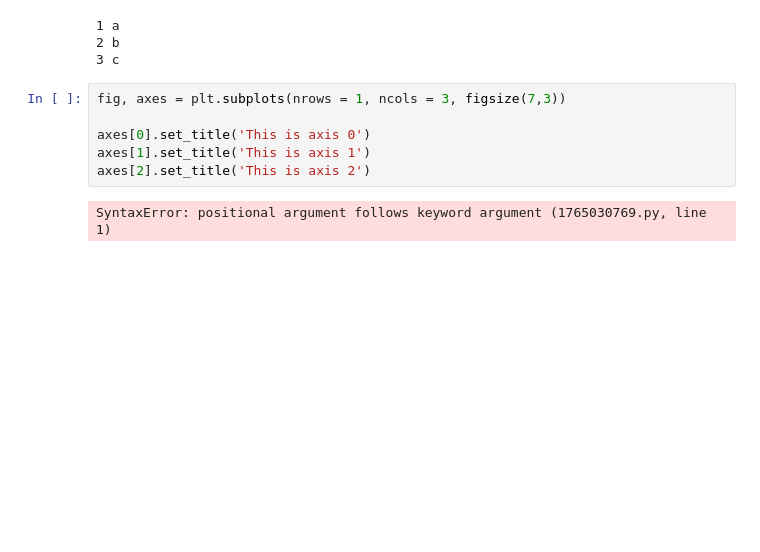
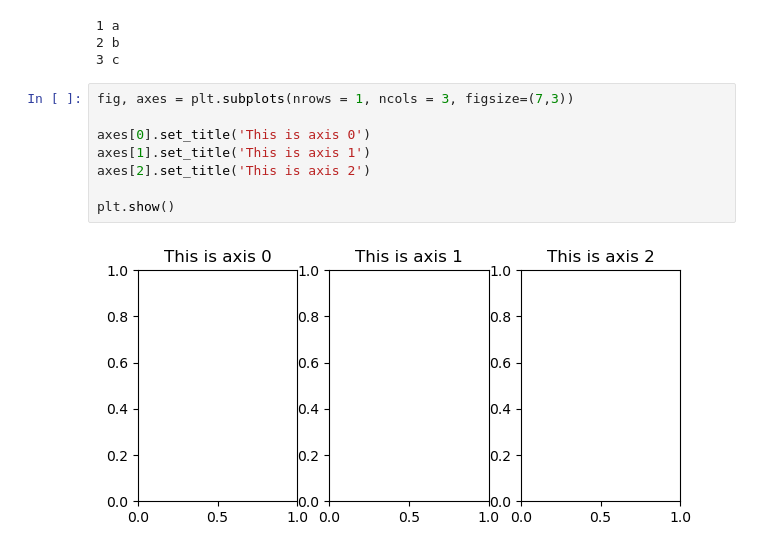
Before and after one commit to lucianbluescher/eds220-2025-in-class., a Jupyter notebook: week5-code-streamlining.ipynb, the cells around one changed output. Drawn from its saved outputs; the diff is of its cells as text; blank space fills up the shorter version.

```diff
--- a/week5-code-streamlining.ipynb
+++ b/week5-code-streamlining.ipynb
@@ -264,10 +267,12 @@ for num, letter in zip(numbers, letters):
 2 b
 3 c
 # %%
-fig, axes = plt.subplots(nrows = 1, ncols = 3, figsize(7,3))
+fig, axes = plt.subplots(nrows = 1, ncols = 3, figsize=(7,3))
 
 axes[0].set_title('This is axis 0')
 axes[1].set_title('This is axis 1')
 axes[2].set_title('This is axis 2')
+
+plt.show()
 # %% [output]
-SyntaxError: positional argument follows keyword argument (1765030769.py, line 1)
+[figure, added]
```
Also changed, not shown: parts of 9 cells of this notebook, 2 other files.
